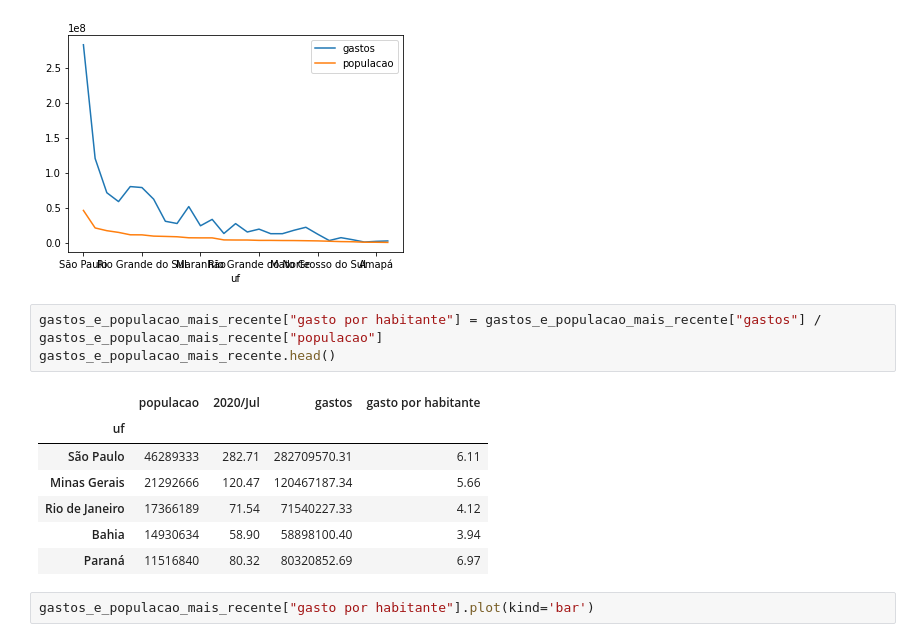
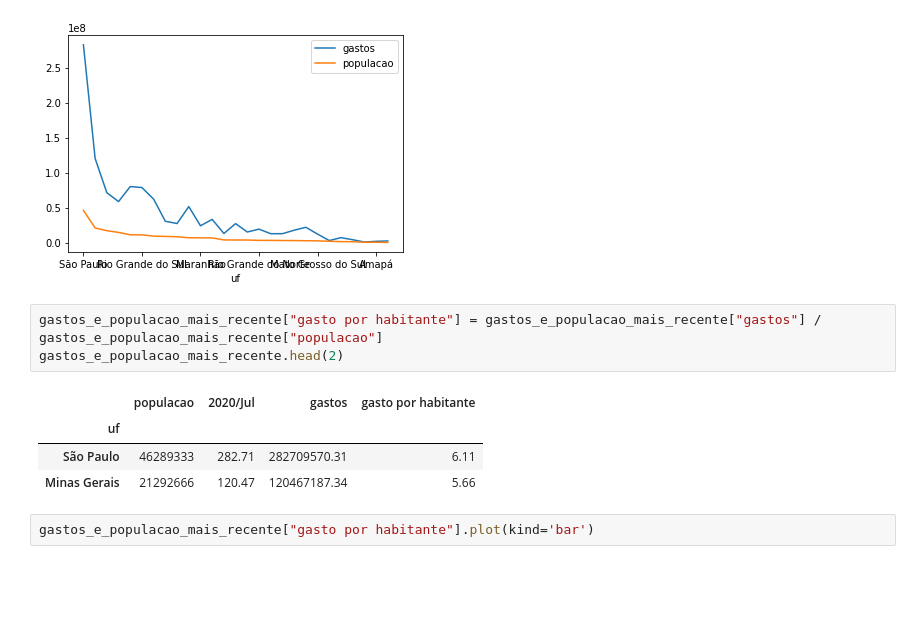
Before and after one commit to ricardosaj/Bootcamp-Data-Science-Alura, a Jupyter notebook: aula_02_BC_DS_Aplicada_Alura.ipynb, the cells around one changed output. Saved outputs shown, nothing was run; the diff lists cells and outputs as text; blank space fills up the shorter version.

```diff
--- a/aula_02_BC_DS_Aplicada_Alura.ipynb
+++ b/aula_02_BC_DS_Aplicada_Alura.ipynb
@@ -1057,15 +1057,12 @@ gastos_e_populacao_mais_recente[["gastos", "populacao"]].plot()
 [figure]
 # %%
 gastos_e_populacao_mais_recente["gasto por habitante"] = gastos_e_populacao_mais_recente["gastos"] / gastos_e_populacao_mais_recente["populacao"]
-gastos_e_populacao_mais_recente.head()
+gastos_e_populacao_mais_recente.head(2)
 # %% [output]
 |  | populacao | 2020/Jul | gastos | gasto por habitante |
 | uf |  |  |  |  |
 | São Paulo | 46289333 | 282.71 | 282709570.31 | 6.11 |
 | Minas Gerais | 21292666 | 120.47 | 120467187.34 | 5.66 |
-| Rio de Janeiro | 17366189 | 71.54 | 71540227.33 | 4.12 |
-| Bahia | 14930634 | 58.90 | 58898100.40 | 3.94 |
-| Paraná | 11516840 | 80.32 | 80320852.69 | 6.97 |
 # %%
 gastos_e_populacao_mais_recente["gasto por habitante"].plot(kind='bar')
 # %% [output]
```
Also changed, not shown: parts of 12 cells of this notebook.
